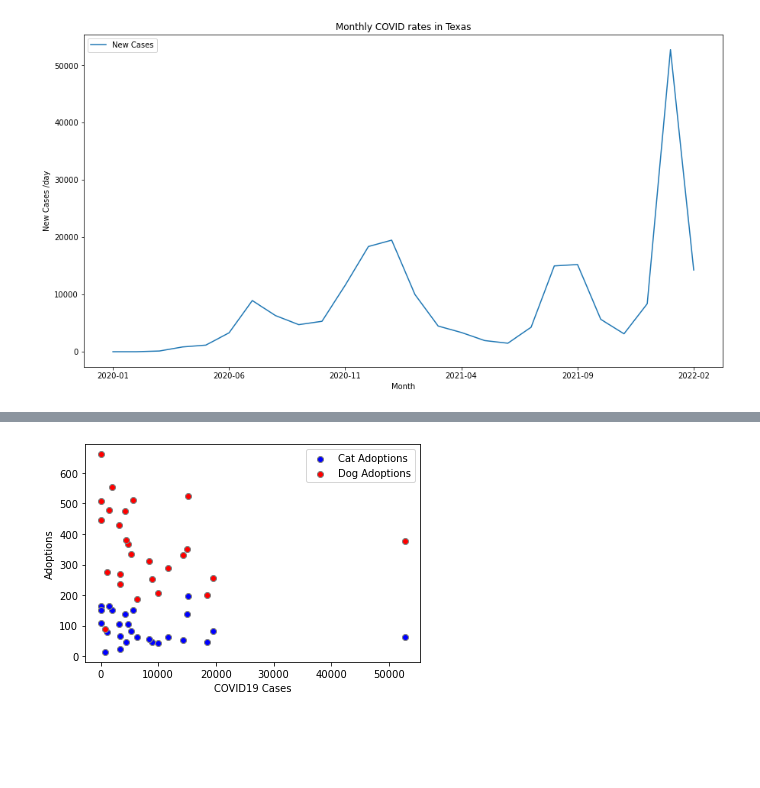
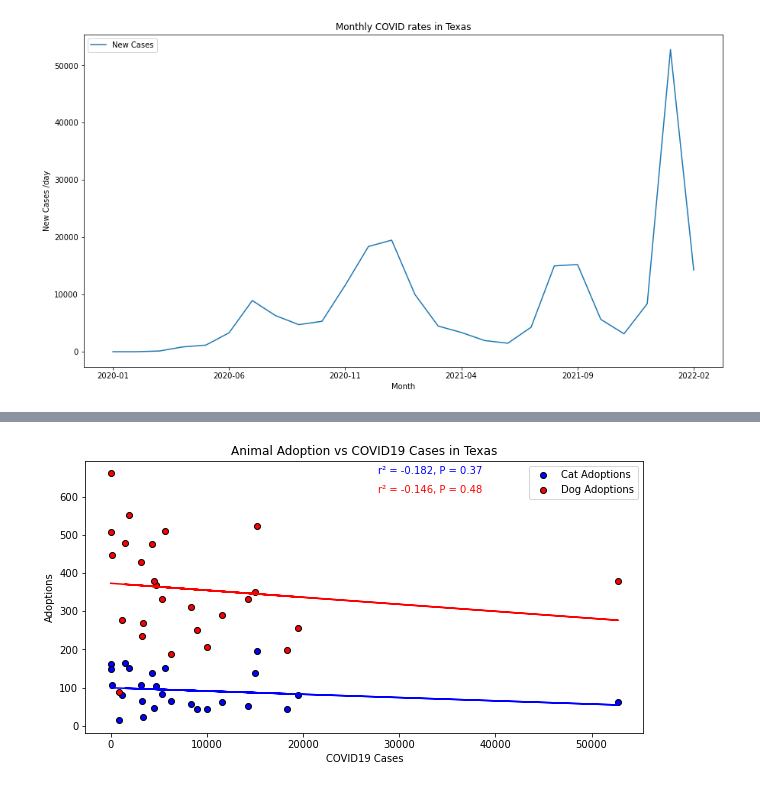
Before and after one commit to djdolejsi/Adoption-Surrender-Rates-vs-COVID-Cases, a Jupyter notebook: covid_cases.ipynb, the cells around one changed output, grey strips where cells are left out. Saved outputs shown, nothing was run; the diff lists cells and outputs as text; code cells hidden in the pictures; blank space fills up the shorter version.

```diff
--- a/covid_cases.ipynb
+++ b/covid_cases.ipynb
@@ -131,18 +132,25 @@ plt.show()
 # %%
 #adoption vs cases
+mask1 = ~np.isnan(merge_data.cases) & ~np.isnan(merge_data.cat_adoption)
+linreg1 = st.linregress(merge_data.cases[mask1], merge_data.cat_adoption[mask1])
+mask2 = ~np.isnan(merge_data.cases) & ~np.isnan(merge_data.dog_adoption)
+linreg2 = st.linregress(merge_data.cases[mask2], merge_data.dog_adoption[mask2])
 
-linreg1 = st.linregress(merge_data.cases, merge_data.cat_adoption)
-linreg2 = st.linregress(merge_data.cases, merge_data.dog_adoption)
+plt.figure(figsize=(10,5))
+plt.scatter(merge_data.cases, merge_data.cat_adoption, c='blue', edgecolors='black')
+plt.scatter(merge_data.cases, merge_data.dog_adoption, c='red', edgecolors='black')
 
-plt.scatter(merge_data.cases, merge_data.cat_adoption, c='blue', edgecolors='grey')
-plt.scatter(merge_data.cases, merge_data.dog_adoption, c='red', edgecolors='grey')
+plt.plot(merge_data.cases, (merge_data.cases*linreg1[0])+linreg1[1], color = 'blue')
+plt.plot(merge_data.cases, (merge_data.cases*linreg2[0])+linreg2[1], color = 'red')
 
-plt.plot(merge_data.cases, merge_data.cases*linreg1[0]+linreg1[1], color = 'blue')
-plt.plot(merge_data.cases, merge_data.cases*linreg2[0]+linreg2[1], color = 'red')
+plt.text(max(merge_data.cases[mask1])-25000, max(merge_data.dog_adoption[mask2]),f'r\u00B2 = {round(linreg1[2],3)}, P = {round(linreg1[3],2)}', color = 'blue')
+plt.text(max(merge_data.cases[mask1])-25000, max(merge_data.dog_adoption[mask2])-50,f'r\u00B2 = {round(linreg2[2],3)}, P = {round(linreg2[3],2)}', color = 'red')
 
+
+plt.title('Animal Adoption vs COVID19 Cases in Texas')
 plt.legend(['Cat Adoptions', 'Dog Adoptions'])
 plt.xlabel('COVID19 Cases')
 plt.ylabel('Adoptions')
 plt.show()
 # %% [output]
-[figure, old version]
+[figure, new version]
```
Also changed, not shown: parts of 3 cells of this notebook, 3 other files.
